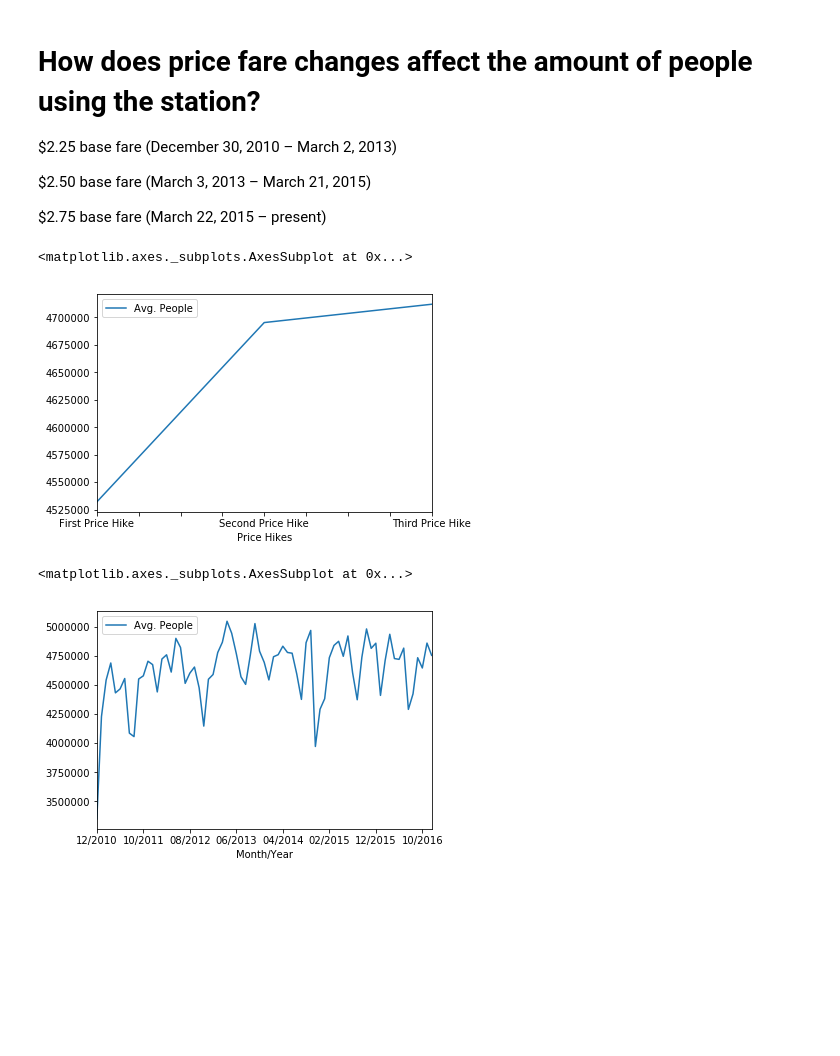
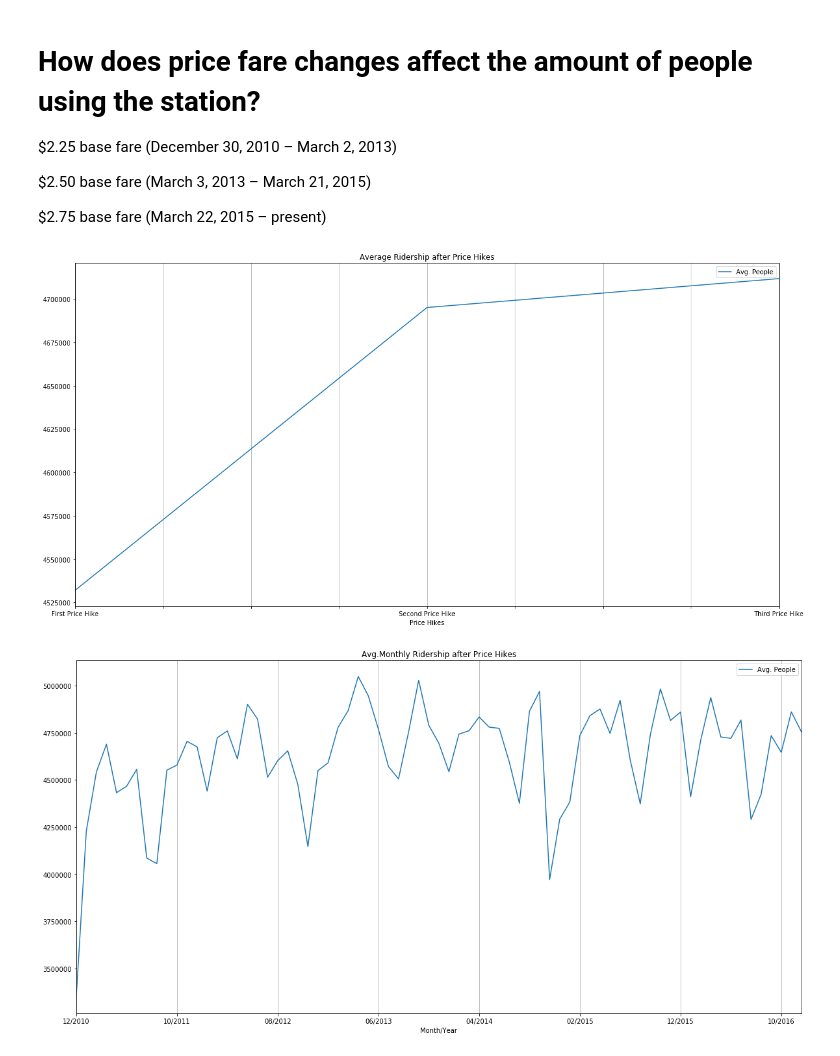
Before and after one commit to shenghuayou/MTA-Turnstile, a Jupyter notebook: Analysis - MTA Price Hike.ipynb, the cells around one changed output. Cells and saved outputs as stored; diff of their text form; code cells hidden in the pictures; blank space fills up the shorter version.

Commit message:
adding report, resized graphs

```diff
--- a/Analysis - MTA Price Hike.ipynb
+++ b/Analysis - MTA Price Hike.ipynb
@@ -15,25 +15,25 @@ from datetime import datetime
 # %%
 with open('output/pricehike-overall.txt') as f:
     pricehike_overall = f.read()
 pricehike_overall = ast.literal_eval(pricehike_overall)
 pricehike_overall  = sorted(pricehike_overall)
 
 updateOverallTags = []
 for values in pricehike_overall:
     if values[0] == 'A':
         updateOverallTags.append(('First Price Hike', values[1]))
     if values[0] == 'B':
         updateOverallTags.append(('Second Price Hike', values[1]))
     if values[0] == 'C':
         updateOverallTags.append(('Third Price Hike', values[1]))
 
 # convert to dataframe
 dfOverall = pd.DataFrame(updateOverallTags)
 dfOverall.columns = ['Price Hikes','Avg. People']
-dfOverall.plot(x='Price Hikes', y='Avg. People', kind='line')
+dfOverall.plot(x='Price Hikes', y='Avg. People', kind='line', figsize=(20,10), title='Average Ridership after Price Hikes') \
+        .xaxis.grid(True)
 # %% [output]
-<matplotlib.axes._subplots.AxesSubplot at 0x...>
-[figure, old version]
+[figure, new version]
 # %%
 with open('output/pricehike-monthly.txt') as f:
     pricehike_monthly = f.read()
@@ -43,10 +43,10 @@ pricehike_monthly = sorted(pricehike_monthly, key=lambda x: datetime.strptime(x[
 # convert to dataframe
 dfMonthly = pd.DataFrame(pricehike_monthly)
 dfMonthly.columns = ['Month/Year','Avg. People']
-dfMonthly.plot(x='Month/Year', y='Avg. People', kind='line')
+dfMonthly.plot(x='Month/Year', y='Avg. People', kind='line', figsize=(20,10), title='Avg.Monthly Ridership after Price Hikes') \
+        .xaxis.grid(True)
 # %% [output]
-<matplotlib.axes._subplots.AxesSubplot at 0x...>
-[figure, old version]
+[figure, new version]
 # %%
 with open('output/pricehike-dayweek.txt') as f:
     pricehike_dayweek = f.read()
```
Also changed, not shown: parts of 1 cell of this notebook, 3 other files.
